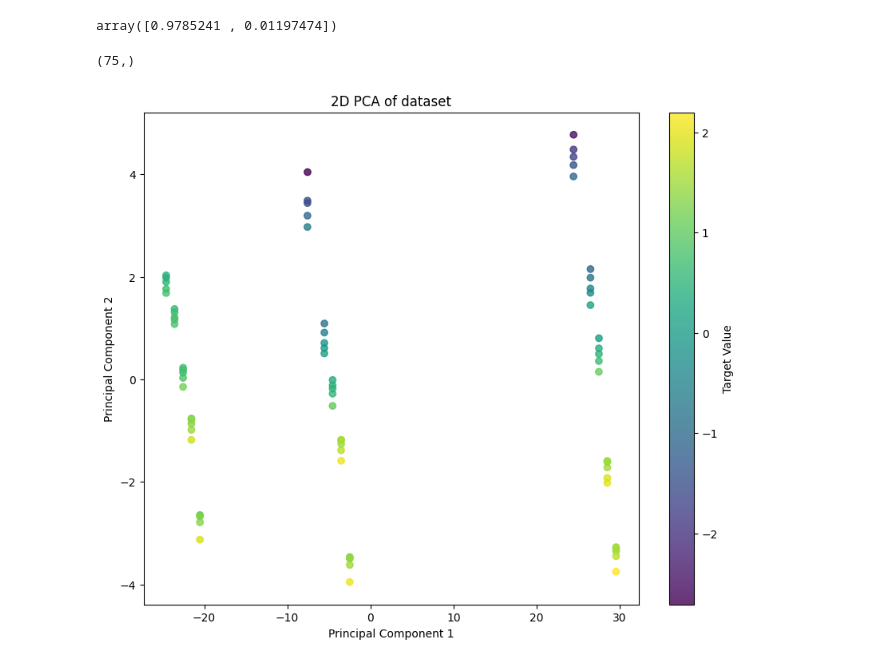
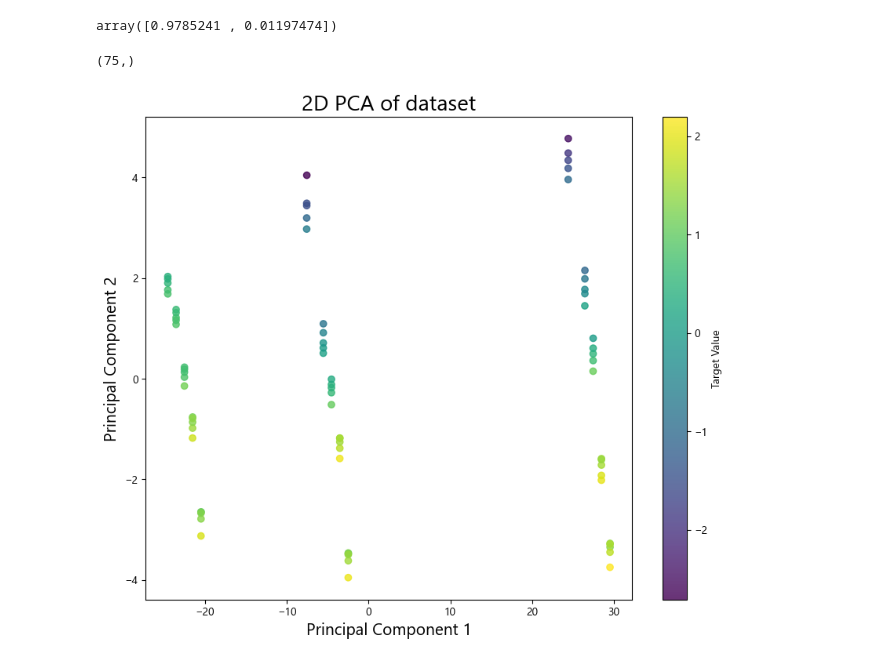
Before and after one commit to CCELJinuk/CER, a Jupyter notebook: CERML_FI.ipynb, the cells around one changed output. Cells and saved outputs as stored; diff of their text form; code cells hidden in the pictures.

```diff
--- a/CERML_FI.ipynb
+++ b/CERML_FI.ipynb
@@ -49,5 +45,14 @@ Python Version 3.11.3 | packaged by Anaconda, Inc. | (main, Apr 19 2023, 23:46:3
 # %%
 %matplotlib inline
+# %%
+#폰트 크기 조절
+
+font_path = './segoeui.ttf'
+font_prop = fm.FontProperties(fname=font_path)
+matplotlib.rcParams['font.family'] = font_prop.get_name()
+# matplotlib.rcParams['font.family'] = 'Comic Sans MS' 이걸 켜보면 모든 폰트가 다 바뀌는 것을 확인 가능
+fs = 20 # 타이틀 크기
+fss = 15 # xlabel 크기
 # %% [markdown]
 DATA 읽어오기
 # %%
@@ -633,20 +571,20 @@ array([0.9785241 , 0.01197474])
 # %%
 # scatter plot
 plt.figure(figsize=(10, 8))
 print(X2D[:, 1].shape)
 scatter = plt.scatter(X2D[:, 0], X2D[:, 1], c=y, alpha=0.8)
-plt.xlabel('Principal Component 1')
-plt.ylabel('Principal Component 2')
-plt.title('2D PCA of dataset')
+plt.xlabel('Principal Component 1', size = fss)
+plt.ylabel('Principal Component 2', size = fss)
+plt.title('2D PCA of dataset', size = fs)
 
 #plt.xlim(-10, 10)   # x축 범위 설정
 #plt.ylim(-10, 10)   # y축 범위 설정
 
 # Add a color bar
 colorbar = plt.colorbar(scatter)
 colorbar.set_label('Target Value')
 
 plt.show()
 # %% [output]
 (75,)
-[figure, old version]
+[figure, new version]
```
Also changed, not shown: parts of 30 cells of this notebook, 6 other files.
